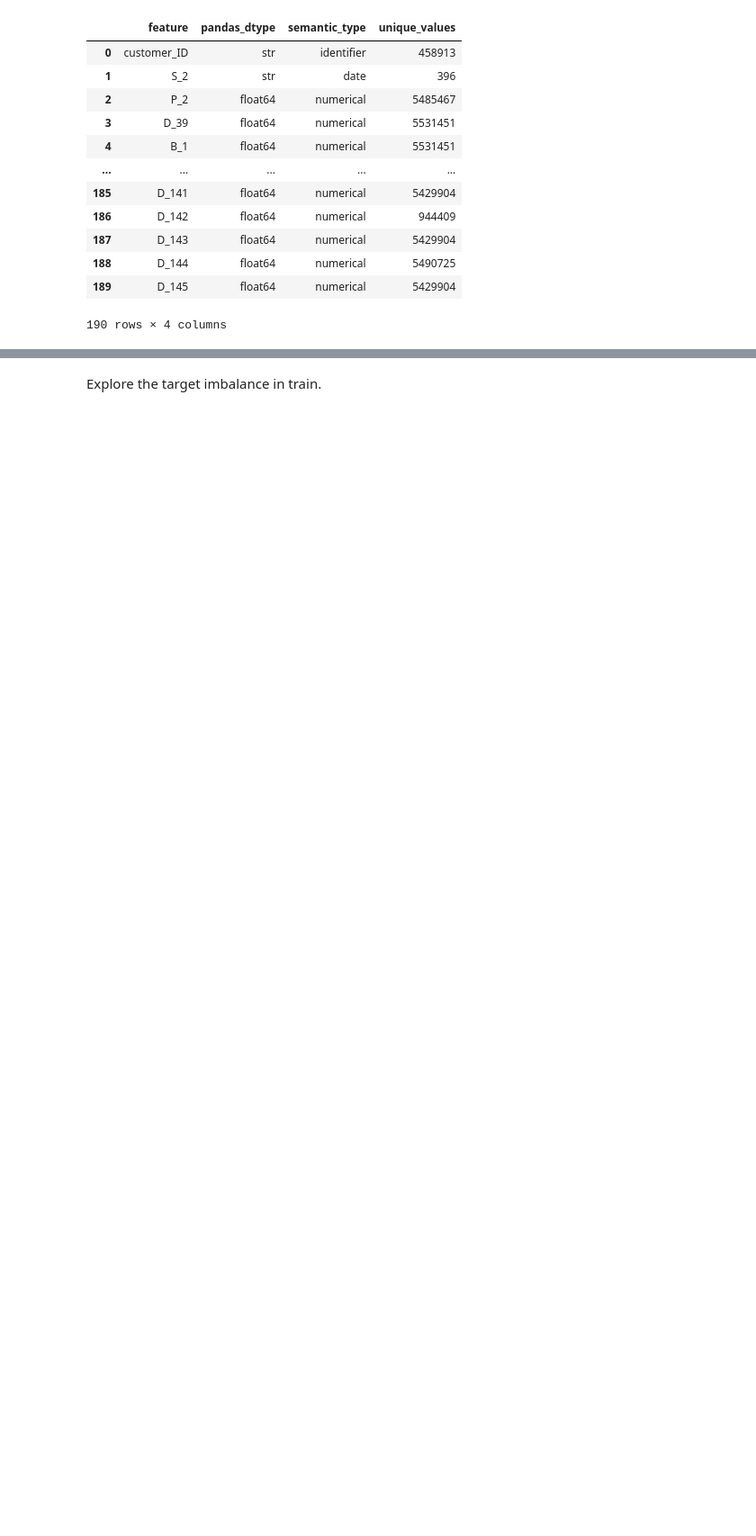
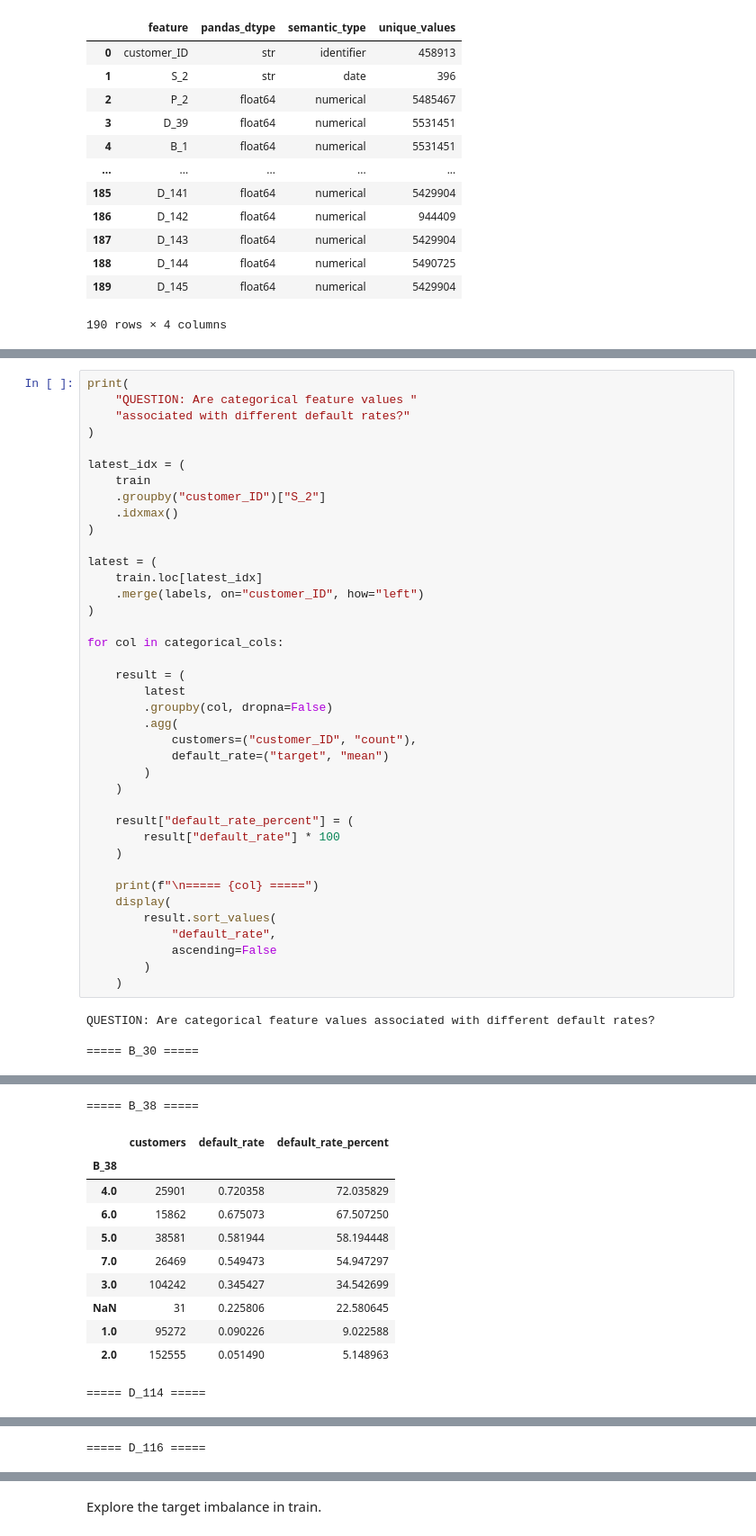
Before and after one commit to kpolonska/deep-learning-assignment-1, a Jupyter notebook: notebooks/eda.ipynb, the cells around one changed output, grey strips where cells are left out. Shown at 90% size. Cells and saved outputs as stored; diff of their text form; blank space fills up the shorter version.

```diff
--- a/notebooks/eda.ipynb
+++ b/notebooks/eda.ipynb
@@ -159,0 +184,43 @@ display(feature_types)
+# %%
+print(
+    "QUESTION: Are categorical feature values "
+    "associated with different default rates?"
+)
+
+latest_idx = (
+    train
+    .groupby("customer_ID")["S_2"]
+    .idxmax()
+)
+
+latest = (
+    train.loc[latest_idx]
+    .merge(labels, on="customer_ID", how="left")
+)
+
+for col in categorical_cols:
+
+    result = (
+        latest
+        .groupby(col, dropna=False)
+        .agg(
+            customers=("customer_ID", "count"),
+            default_rate=("target", "mean")
+        )
+    )
+
+    result["default_rate_percent"] = (
+        result["default_rate"] * 100
+    )
+
+    print(f"\n===== {col} =====")
+    display(
+        result.sort_values(
+            "default_rate",
+            ascending=False
+        )
+    )
+# %% [output]
+QUESTION: Are categorical feature values associated with different default rates?
+
+===== B_30 =====
@@ -159,0 +233,12 @@ display(feature_types)
+===== B_38 =====
+|  | customers | default_rate | default_rate_percent |
+| B_38 |  |  |  |
+| 4.0 | 25901 | 0.720358 | 72.035829 |
+| 6.0 | 15862 | 0.675073 | 67.507250 |
+| 5.0 | 38581 | 0.581944 | 58.194448 |
+| 7.0 | 26469 | 0.549473 | 54.947297 |
+| 3.0 | 104242 | 0.345427 | 34.542699 |
+| NaN | 31 | 0.225806 | 22.580645 |
+| 1.0 | 95272 | 0.090226 | 9.022588 |
+| 2.0 | 152555 | 0.051490 | 5.148963 |
+===== D_114 =====
@@ -159,0 +250 @@ display(feature_types)
+===== D_116 =====
```
Also changed, not shown: parts of 12 cells of this notebook.
